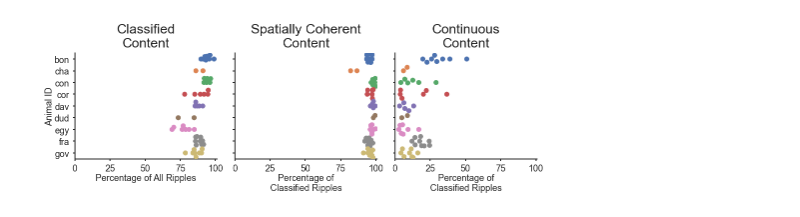
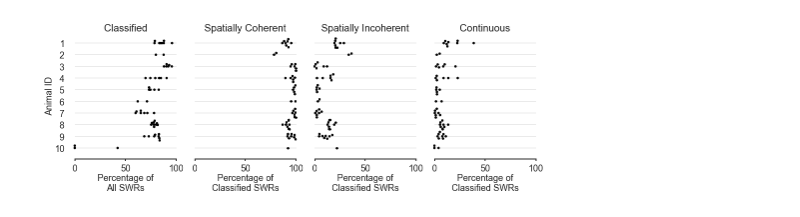
Before and after one commit to Eden-Kramer-Lab/replay_trajectory_paper, a Jupyter notebook: notebooks/2021_01_14_Excluding_Interneuron.ipynb, the cells around one changed output. Cells and saved outputs as stored; diff of their text form; code cells hidden in the pictures.

```diff
--- a/notebooks/2021_01_14_Excluding_Interneuron.ipynb
+++ b/notebooks/2021_01_14_Excluding_Interneuron.ipynb
@@ -52,8 +52,17 @@ file_paths = glob(
         PROCESSED_DATA_DIR, f"*_{data_type}_{dim}_no_interneuron_replay_info_80.csv"
     )
 )
+
+
+def read_file(file_path):
+    try:
+        return pd.read_csv(file_path)
+    except pd.errors.EmptyDataError:
+        pass
+
+
 replay_info = pd.concat(
-    [pd.read_csv(file_path) for file_path in file_paths], axis=0,
+    [read_file(file_path) for file_path in file_paths], axis=0,
 ).set_index(["animal", "day", "epoch", "ripple_number"])
 replay_info = replay_info.loc[
     replay_info.n_unique_spiking >= n_unique_spiking
@@ -90,24 +99,35 @@ replay_info.head()
 # %%
 fig, axes = plt.subplots(
     1,
-    3,
+    4,
     figsize=(TWO_COLUMN, PAGE_HEIGHT / 4),
     sharex=True,
     sharey=True,
     constrained_layout=True,
 )
 
+dot_color = "black"
+dot_size = 2.5
+
 # ax 0
 df = pd.DataFrame(
     replay_info.groupby(["Animal ID", "day"])
     .apply(lambda df: (df["is_classified"]).mean() * 100)
-    .rename("Percentage of All Ripples")
+    .rename("Percentage of All SWRs")
 ).reset_index()
 
 sns.swarmplot(
-    data=df, x="Percentage of All Ripples", y="Animal ID", ax=axes[0],
+    data=df,
+    x="Percentage of All SWRs",
+    y="Animal ID",
+    ax=axes[0],
+    size=dot_size,
+    color=dot_color,
+    clip_on=False,
 )
-axes[0].set_title("Classified\nContent")
+axes[0].set_title("Classified", fontsize=10)
+axes[0].grid(True, axis="y", linestyle="-", alpha=0.5)
+axes[0].set_xlabel("Percentage of\nAll SWRs")
 
 # ax 1
 df = pd.DataFrame(
@@ -117,30 +137,69 @@ df = pd.DataFrame(
         lambda df: (df["Hover"] | df["Hover-Continuous-Mix"] | df["Continuous"]).mean()
         * 100
     )
-    .rename("Percentage of Classified Ripples")
+    .rename("Percentage of Classified SWRs")
 ).reset_index()
 sns.swarmplot(
-    data=df, x="Percentage of Classified Ripples", y="Animal ID", ax=axes[1],
+    data=df,
+    x="Percentage of Classified SWRs",
+    y="Animal ID",
+    ax=axes[1],
+    size=dot_size,
+    color=dot_color,
+    clip_on=False,
 )
 axes[1].set_ylabel("")
-axes[1].set_xlabel("Percentage of\nClassified Ripples")
-axes[1].set_title("Spatially Coherent\nContent")
+axes[1].set_xlabel("Percentage of\nClassified SWRs")
+axes[1].set_title("Spatially Coherent", fontsize=10)
+axes[1].grid(True, axis="y", linestyle="-", alpha=0.5)
 
 # ax 2
 df = pd.DataFrame(
+    replay_info.loc[replay_info.is_classified]
+    .groupby(["Animal ID", "day"])
+    .apply(lambda df: (df["Fragmented-Continuous-Mix"] | df["Fragmented"]).mean() * 100)
+    .rename("Percentage of Classified SWRs")
+).reset_index()
+sns.swarmplot(
+    data=df,
+    x="Percentage of Classified SWRs",
+    y="Animal ID",
+    ax=axes[2],
+    size=dot_size,
+    color=dot_color,
+    clip_on=False,
+)
+axes[2].set_ylabel("")
+axes[2].set_xlabel("Percentage of\nClassified SWRs")
+axes[2].set_title("Spatially Incoherent", fontsize=10)
+axes[2].grid(True, axis="y", linestyle="-", alpha=0.5)
+
+# ax 3
+df = pd.DataFrame(
     replay_info.groupby(["Animal ID", "day"])
     .apply(lambda df: (df["Continuous"]).mean() * 100)
-    .rename("Percentage of Classified Ripples")
+    .rename("Percentage of Classified SWRs")
 ).reset_index()
 
 sns.swarmplot(
-    data=df, x="Percentage of Classified Ripples", y="Animal ID", ax=axes[2],
+    data=df,
+    x="Percentage of Classified SWRs",
+    y="Animal ID",
+    ax=axes[3],
+    size=dot_size,
+    color=dot_color,
+    clip_on=False,
 )
-axes[2].set_xlabel("Percentage of\nClassified Ripples")
-axes[2].set_ylabel("")
-axes[2].set_title("Continuous\nContent")
 
-plt.xlim((0, 101))
-
-sns.despine()
+axes[3].set_xlabel("Percentage of\nClassified SWRs")
+axes[3].set_ylabel("")
+axes[3].set_title("Continuous", fontsize=10)
+axes[3].grid(True, axis="y", linestyle="-", alpha=0.5)
+plt.xlim((0, 100))
+sns.despine(offset=5)
+for ind in range(0, 4):
+    axes[ind].spines["left"].set_visible(False)
+    axes[ind].tick_params(left=False)
+n_animals = replay_info.reset_index()["Animal ID"].unique().size
+axes[0].set_yticklabels(np.arange(n_animals) + 1)
 # %% [output]
@@ -147,4 +216,4 @@ sns.despine()
-[figure, old version]
+[figure, new version]
 # %%
 from src.visualization import SHORT_STATE_NAMES
 from src.parameters import SHORT_STATE_ORDER, STATE_ORDER
```
Also changed, not shown: parts of 7 cells of this notebook, 7 other files.
